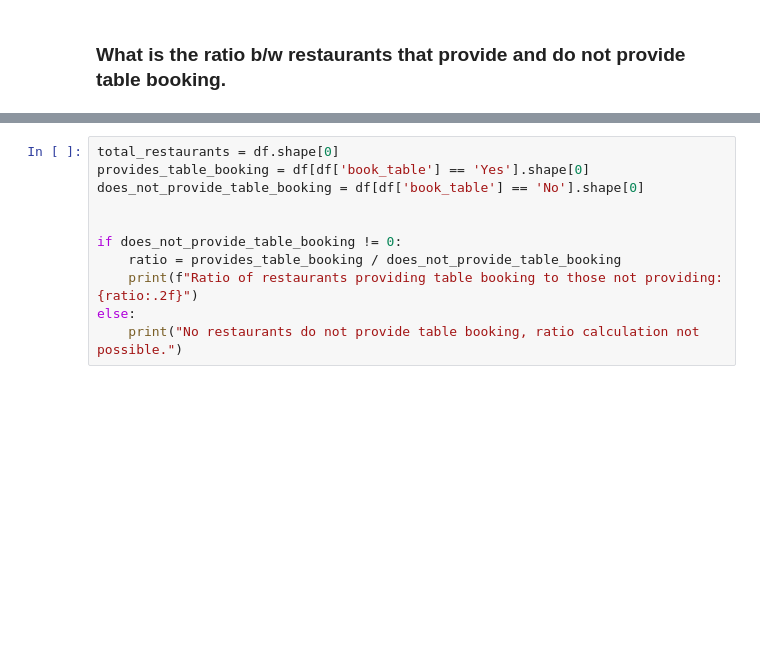
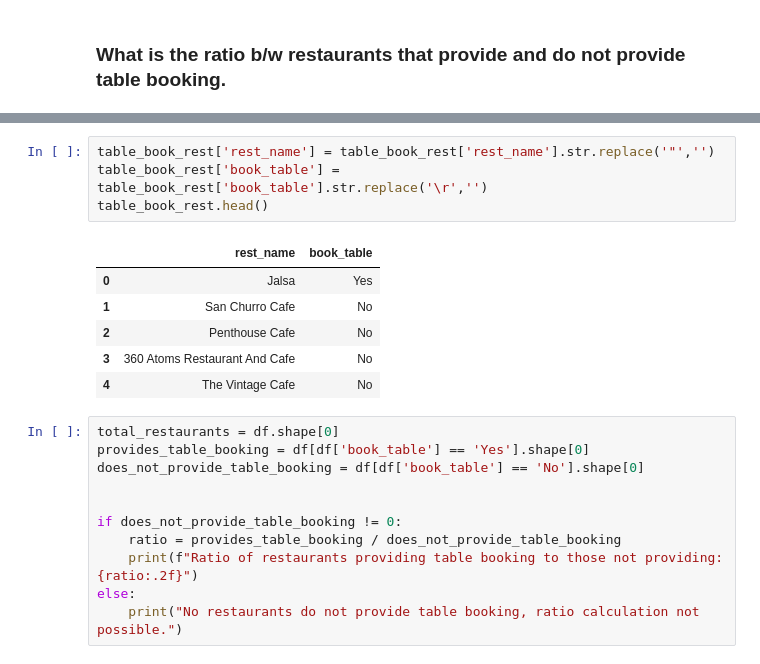
Before and after one commit to Bhuvi128/Bengaluru-Restaurant-Trends-Analysis, a Jupyter notebook: Bengaluru Restaurant Trends Analysis.ipynb, the cells around one changed output, grey strips where cells are left out. Cells and saved outputs as stored; diff of their text form; blank space fills up the shorter version.

```diff
--- a/Bengaluru Restaurant Trends Analysis.ipynb
+++ b/Bengaluru Restaurant Trends Analysis.ipynb
@@ -168,3 +187,14 @@ Percentage of restaurants not accepting online orders: 40.35%
+# %%
+table_book_rest['rest_name'] = table_book_rest['rest_name'].str.replace('"','')
+table_book_rest['book_table'] = table_book_rest['book_table'].str.replace('\r','')
+table_book_rest.head()
+# %% [output]
+|  | rest_name | book_table |
+| 0 | Jalsa | Yes |
+| 1 | San Churro Cafe | No |
+| 2 | Penthouse Cafe | No |
+| 3 | 360 Atoms Restaurant And Cafe | No |
+| 4 | The Vintage Cafe | No |
 # %%
 total_restaurants = df.shape[0]
 provides_table_booking = df[df['book_table'] == 'Yes'].shape[0]
```
Also changed, not shown: parts of 2 cells of this notebook, 1 other file.
